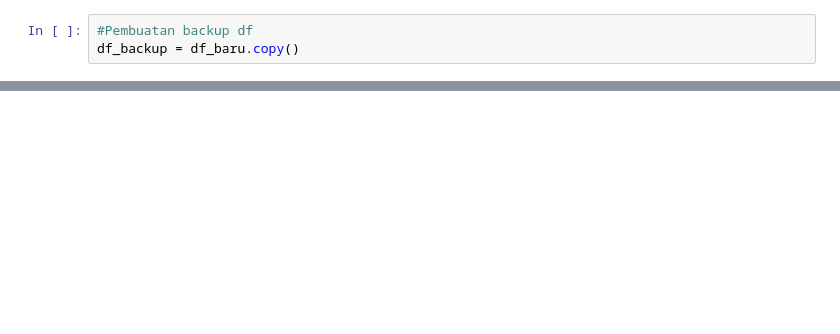
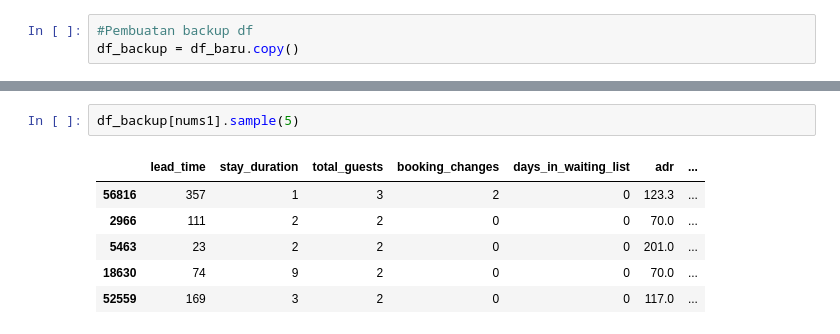
Before and after one commit to Salam215/Final-Project-Rakamin-ML-Hotel-Booking, a Jupyter notebook: Pandas08_baru.ipynb, the cells around one changed output, grey strips where cells are left out. Drawn from its saved outputs; the diff is of its cells as text; blank space fills up the shorter version.

```diff
--- a/Pandas08_baru.ipynb
+++ b/Pandas08_baru.ipynb
@@ -362,0 +374,9 @@ sns.kdeplot(data = np.log(df_baru['lead_time']))
+# %%
+df_backup[nums1].sample(5)
+# %% [output]
+|  | lead_time | stay_duration | total_guests | booking_changes | days_in_waiting_list | adr | ... |
+| 56816 | 357 | 1 | 3 | 2 | 0 | 123.3 | ... |
+| 2966 | 111 | 2 | 2 | 0 | 0 | 70.0 | ... |
+| 5463 | 23 | 2 | 2 | 0 | 0 | 201.0 | ... |
+| 18630 | 74 | 9 | 2 | 0 | 0 | 70.0 | ... |
+| 52559 | 169 | 3 | 2 | 0 | 0 | 117.0 | ... |
```
Also changed, not shown: parts of 20 cells of this notebook.
